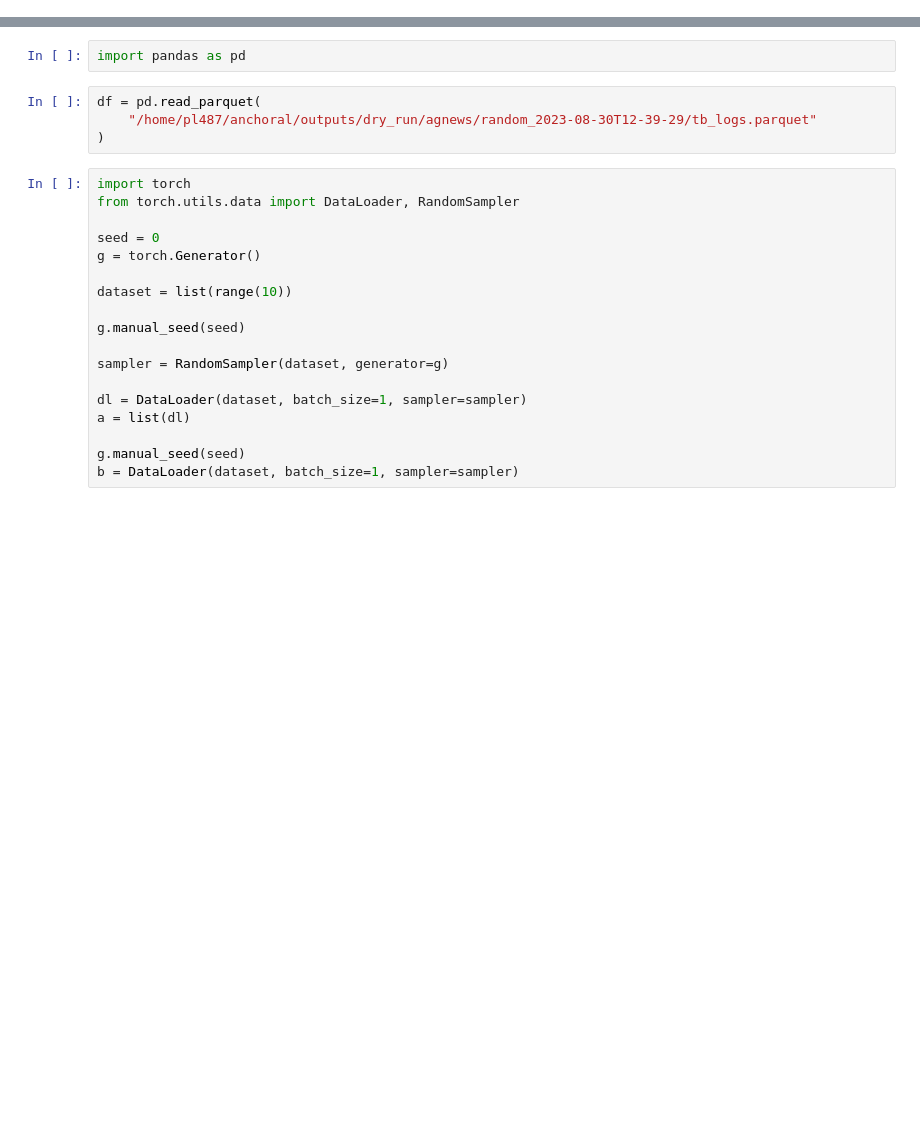
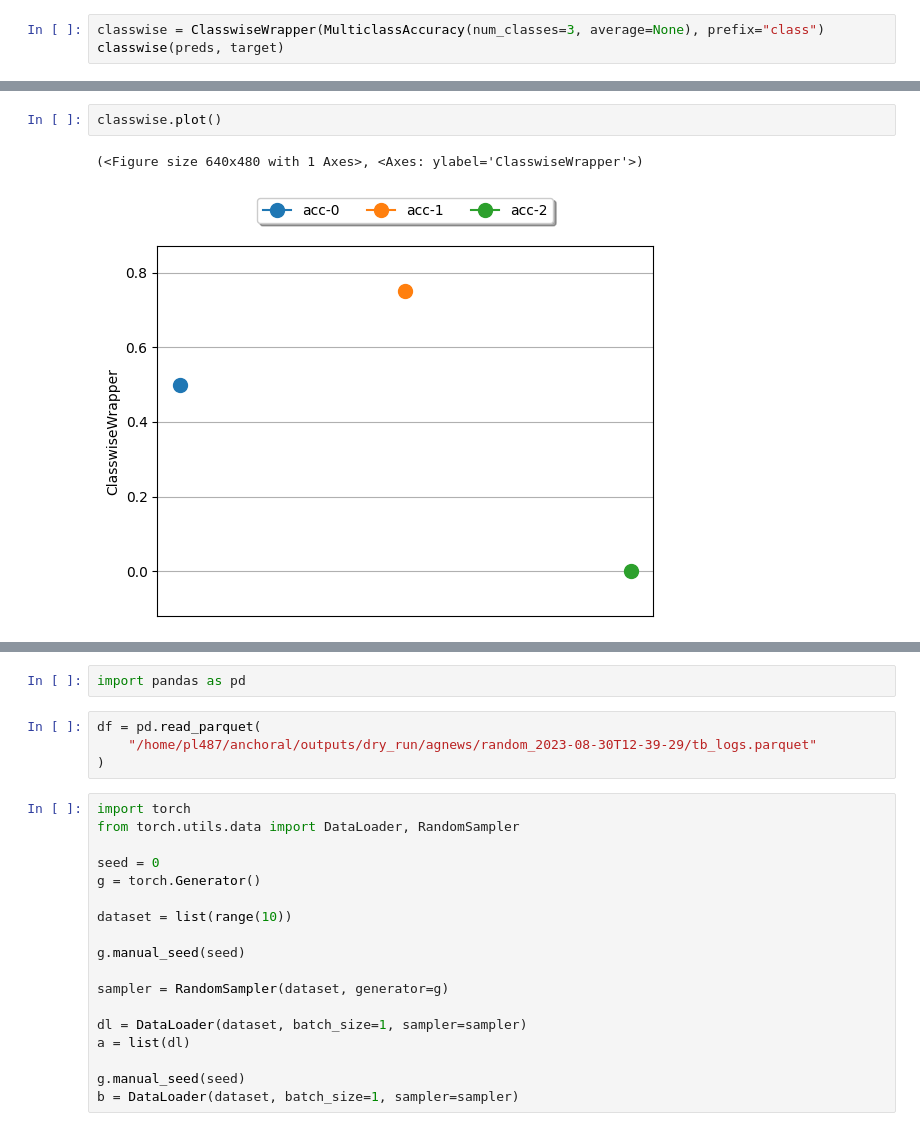
Before and after one commit to pietrolesci/anchoral, a Jupyter notebook: notebooks/scratch.ipynb, the cells around one changed output, grey strips where cells are left out. Drawn from its saved outputs; the diff is of its cells as text; blank space fills up the shorter version.

```diff
--- a/notebooks/scratch.ipynb
+++ b/notebooks/scratch.ipynb
@@ -0,0 +35,3 @@
+# %%
+classwise = ClasswiseWrapper(MulticlassAccuracy(num_classes=3, average=None), prefix="class")
+classwise(preds, target)
@@ -0,0 +113,5 @@
+# %%
+classwise.plot()
+# %% [output]
+(<Figure size 640x480 with 1 Axes>, <Axes: ylabel='ClasswiseWrapper'>)
+[figure, added]
```
Also changed, not shown: parts of 10 cells of this notebook, 23 other files.
